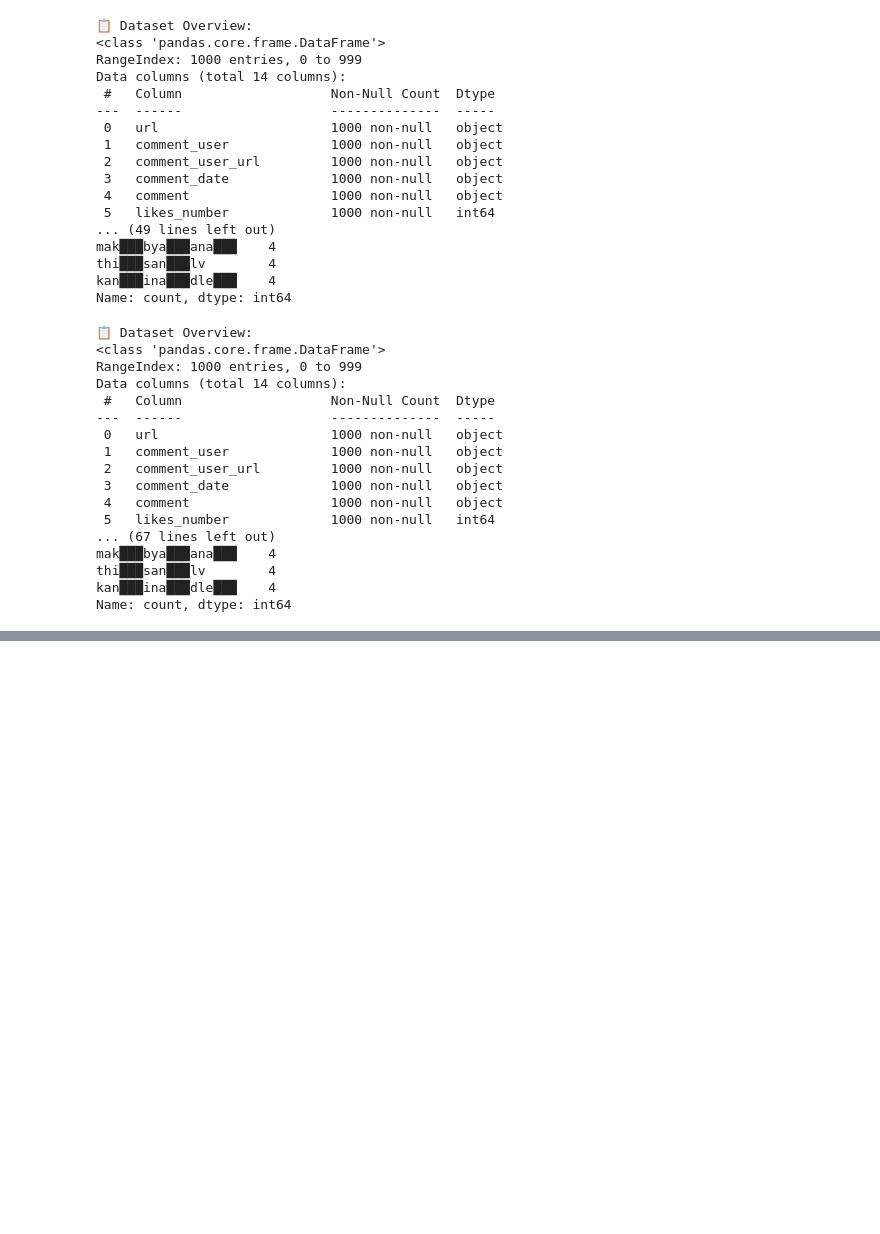
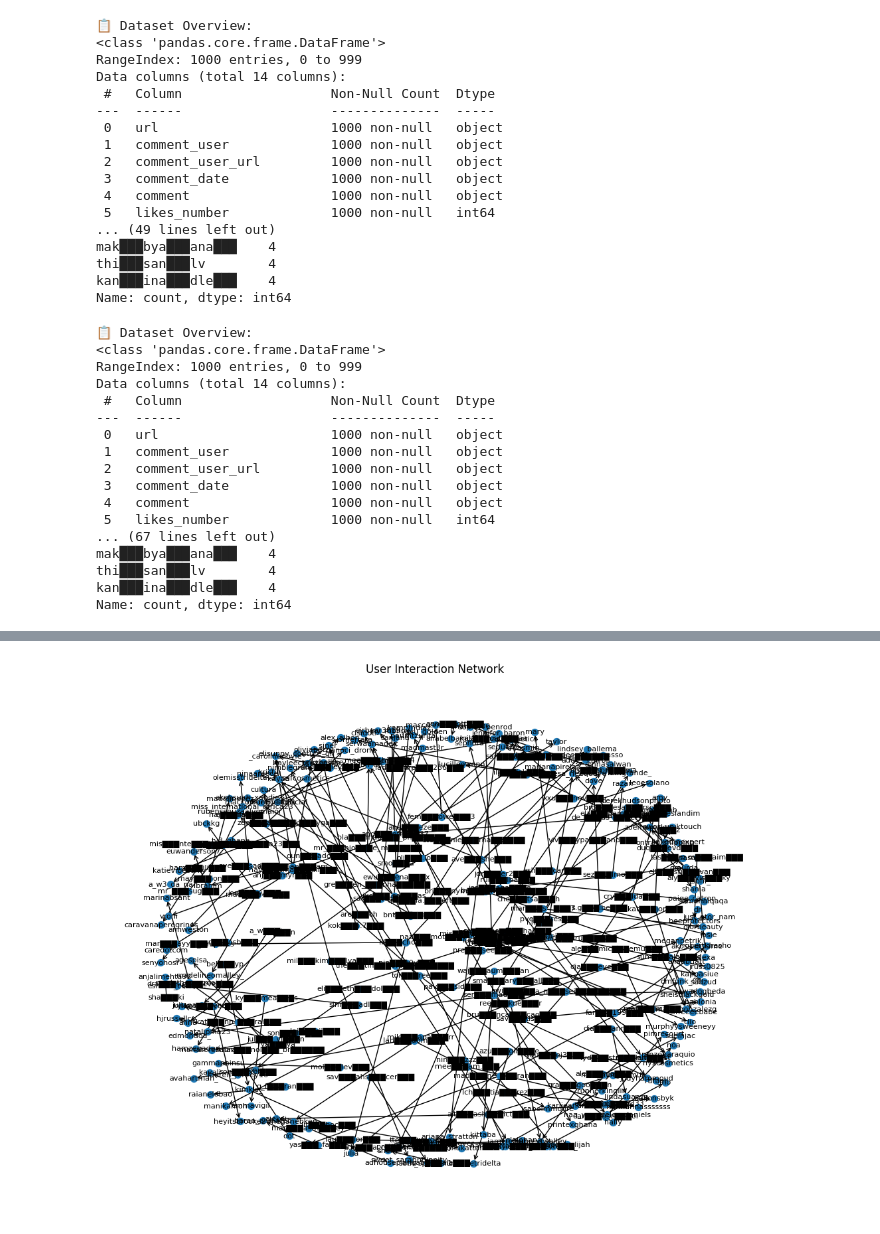
Before and after one commit to david-nus-sg/NMC5342, a Jupyter notebook: NMC5342_A0334105U.ipynb, the cells around one changed output, grey strips where cells are left out. Saved outputs shown, nothing was run; the diff lists cells and outputs as text; code cells hidden in the pictures; blank space fills up the shorter version.

```diff
--- a/NMC5342_A0334105U.ipynb
+++ b/NMC5342_A0334105U.ipynb
@@ -258,0 +626,83 @@ Name: count, dtype: int64
+# %%
+### Part 5: Network Analysis
+
+## Task 1: User Interaction Analysis
+
+# --- 1. Install Required Libraries ---
+!pip install pandas networkx matplotlib pyvis
+
+# --- 2. Import Libraries ---
+import pandas as pd
+import re
+import networkx as nx
+import matplotlib.pyplot as plt
+from pyvis.network import Network
+
+# --- 3. Load Dataset ---
+df = pd.read_csv("/content/Instagram-datasets.csv")
+
+# 🔧 Change these to match your dataset's column names:
+user_column = "comment_user"           # the user who posted
+caption_column = "comment"         # text that may contain mentions like @someone
+
+# --- 4. Extract Mentions from Text ---
+def extract_mentions(text):
+    # Finds all words starting with '@'
+    mentions = re.findall(r"@(\w+)", str(text))
+    return mentions
+
+df["mentions"] = df[caption_column].apply(extract_mentions)
+
+# --- 5. Build User Interaction Edges ---
+edges = []
+for _, row in df.iterrows():
+    user = row[user_column]
+    for mentioned_user in row["mentions"]:
+        if user and mentioned_user:
+            edges.append((user, mentioned_user))
+
+print(f"Extracted {len(edges)} user-to-user interactions.")
+
+# --- 6. Create and Analyze Network ---
+G = nx.DiGraph()
+G.add_edges_from(edges)
+
+print(f"Network contains {len(G.nodes())} users and {len(G.edges())} interactions.")
+
+# --- 7. Calculate Centrality Metrics (optional insights) ---
+degree_centrality = nx.degree_centrality(G)
+top_users = sorted(degree_centrality.items(), key=lambda x: x[1], reverse=True)[:10]
+
+print("\n🔝 Top 10 Most Connected Users:")
+for user, score in top_users:
+    print(f"{user}: {round(score, 3)}")
+
+# --- 8. Static Visualization (Matplotlib) ---
+plt.figure(figsize=(10, 8))
+pos = nx.spring_layout(G, k=0.3)
+nx.draw(
+    G,
+    pos,
+    with_labels=True,
+    node_size=50,
+    font_size=8,
+    arrowstyle='->',
+    arrowsize=10
+)
+plt.title("User Interaction Network")
+plt.show()
+
+# --- 9. Interactive Visualization (PyVis) ---
+net = Network(height="750px", width="100%", bgcolor="#222222", font_color="white")
+
+# Add nodes and edges
+for node in G.nodes():
+    net.add_node(node, title=node)
+
+for edge in G.edges():
+    net.add_edge(edge[0], edge[1])
+
+# Generate interactive visualization
+net.show("/content/user_interaction_network.html")
+print("✅ Interactive network visualization saved as /content/user_interaction_network.html")
+# %% [output]
@@ -258,0 +744 @@ Name: count, dtype: int64
+[figure, added]
```
Also changed, not shown: parts of 16 cells of this notebook.
